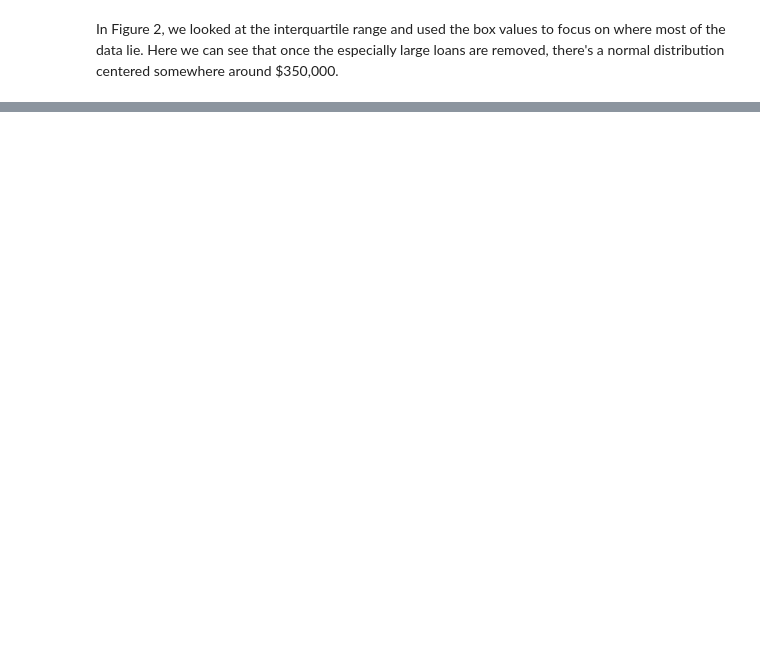
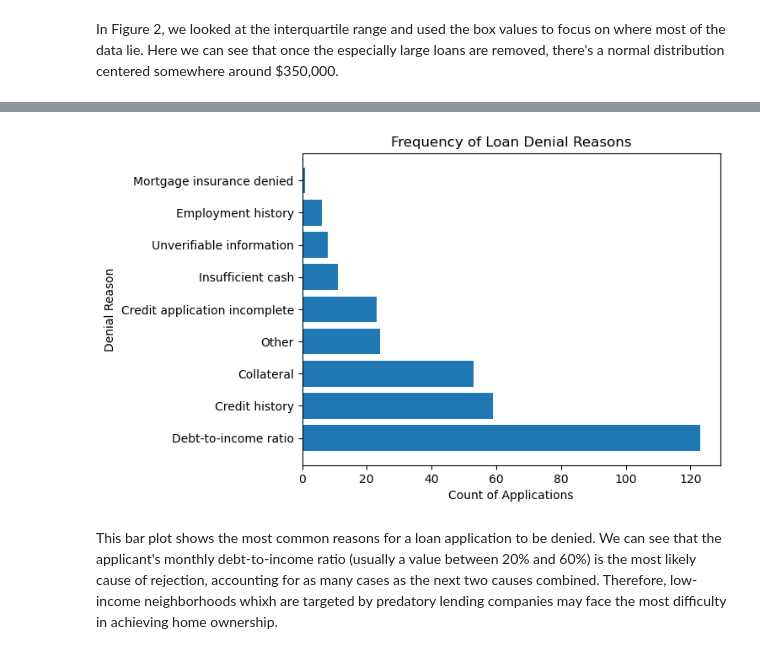
Before and after one commit to vzhang03/cmpu250-final-project, a Jupyter notebook: eda/eda.ipynb, the cells around one changed output, grey strips where cells are left out. Saved outputs shown, nothing was run; the diff lists cells and outputs as text; code cells hidden in the pictures; blank space fills up the shorter version.

```diff
--- a/eda/eda.ipynb
+++ b/eda/eda.ipynb
@@ -122,0 +112,7 @@ df_corr.corr()
+# %%
+# remove non-numeric values from interest column, such as "exempt"
+df = df[pd.to_numeric(df['interest_rate'], errors='coerce').notnull()]
+
+# create correlation matrix
+df_corr = df[['tract_minority_population_percent','loan_to_value_ratio','interest_rate']]
+df_corr.corr()
@@ -122,0 +128,19 @@ df_corr.corr()
+# %%
+# count occurrences of each denial reason
+counts = df['denial_reason-1'].value_counts()
+
+# remove 'Not applicable' and 'Exempt' entries
+counts = counts.drop(labels=[10,1111])
+
+denial_reasons = ['Debt-to-income ratio','Credit history','Collateral','Other','Credit application incomplete','Insufficient cash','Unverifiable information','Employment history','Mortgage insurance denied']
+
+# plot reasons
+plt.barh(denial_reasons, counts)
+plt.ylabel('Denial Reason')
+plt.xlabel('Count of Applications')
+plt.title('Frequency of Loan Denial Reasons')
+plt.show()
+# %% [output]
+[figure, added]
+# %% [markdown]
+This bar plot shows the most common reasons for a loan application to be denied. We can see that the applicant's monthly debt-to-income ratio (usually a value between 20% and 60%) is the most likely cause of rejection, accounting for as many cases as the next two causes combined. Therefore, low-income neighborhoods whixh are targeted by predatory lending companies may face the most difficulty in achieving home ownership.
```
Also changed, not shown: parts of 5 cells of this notebook.
